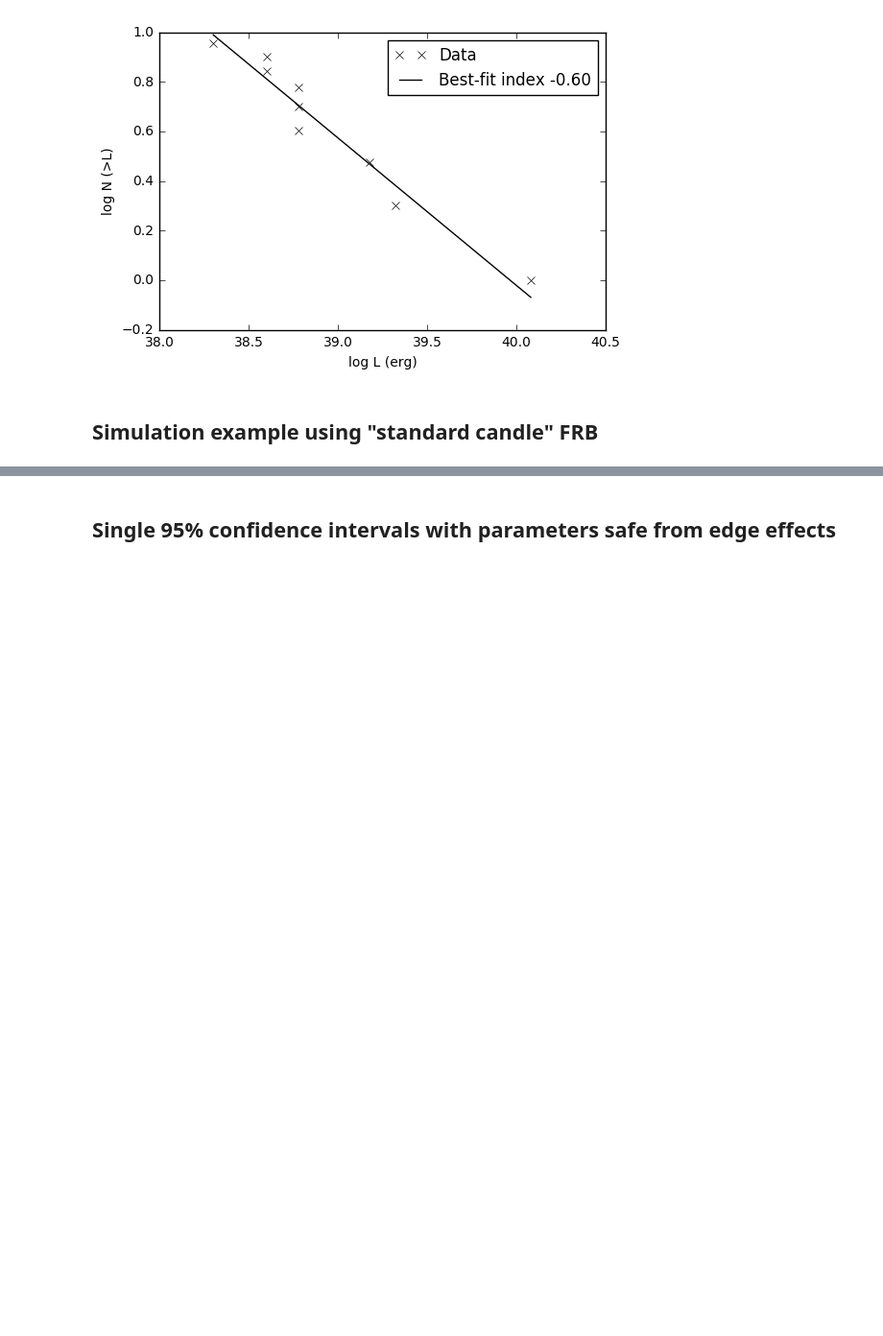
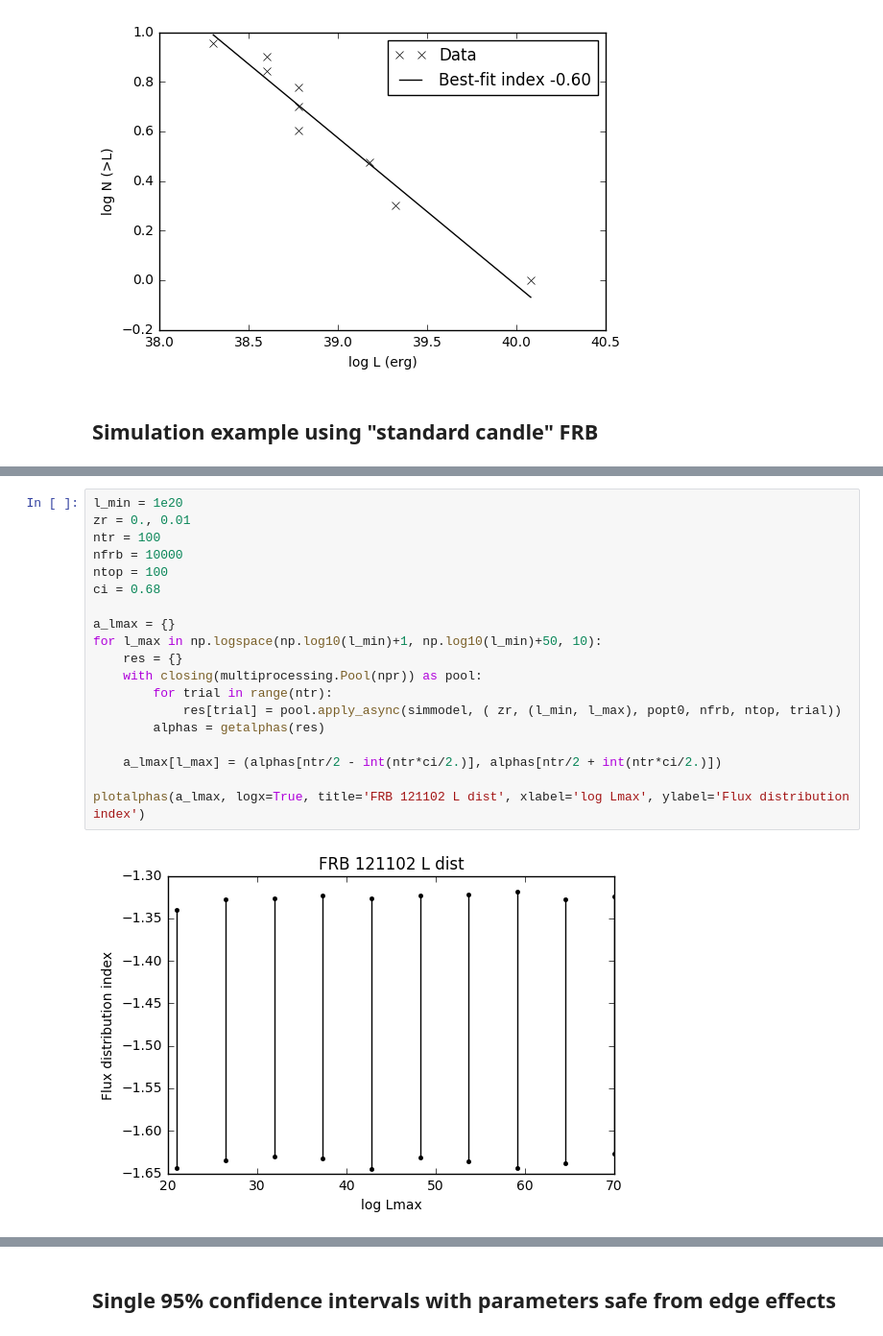
Before and after one commit to caseyjlaw/FRB121102, a Jupyter notebook: frb_simulation.ipynb, the cells around one changed output, grey strips where cells are left out. Shown at 96% size. Cells and saved outputs as stored; diff of their text form; blank space fills up the shorter version.

```diff
--- a/frb_simulation.ipynb
+++ b/frb_simulation.ipynb
@@ -210,0 +210,21 @@ for key in a_ci_std:
+# %%
+l_min = 1e20
+zr = 0., 0.01
+ntr = 100
+nfrb = 10000
+ntop = 100
+ci = 0.68
+
+a_lmax = {}
+for l_max in np.logspace(np.log10(l_min)+1, np.log10(l_min)+50, 10):
+    res = {}
+    with closing(multiprocessing.Pool(npr)) as pool:
+        for trial in range(ntr):
+            res[trial] = pool.apply_async(simmodel, ( zr, (l_min, l_max), popt0, nfrb, ntop, trial))
+        alphas = getalphas(res)
+
+    a_lmax[l_max] = (alphas[ntr/2 - int(ntr*ci/2.)], alphas[ntr/2 + int(ntr*ci/2.)])
+
+plotalphas(a_lmax, logx=True, title='FRB 121102 L dist', xlabel='log Lmax', ylabel='Flux distribution index')
+# %% [output]
+[figure, added]
```
Also changed, not shown: parts of 37 cells of this notebook.
